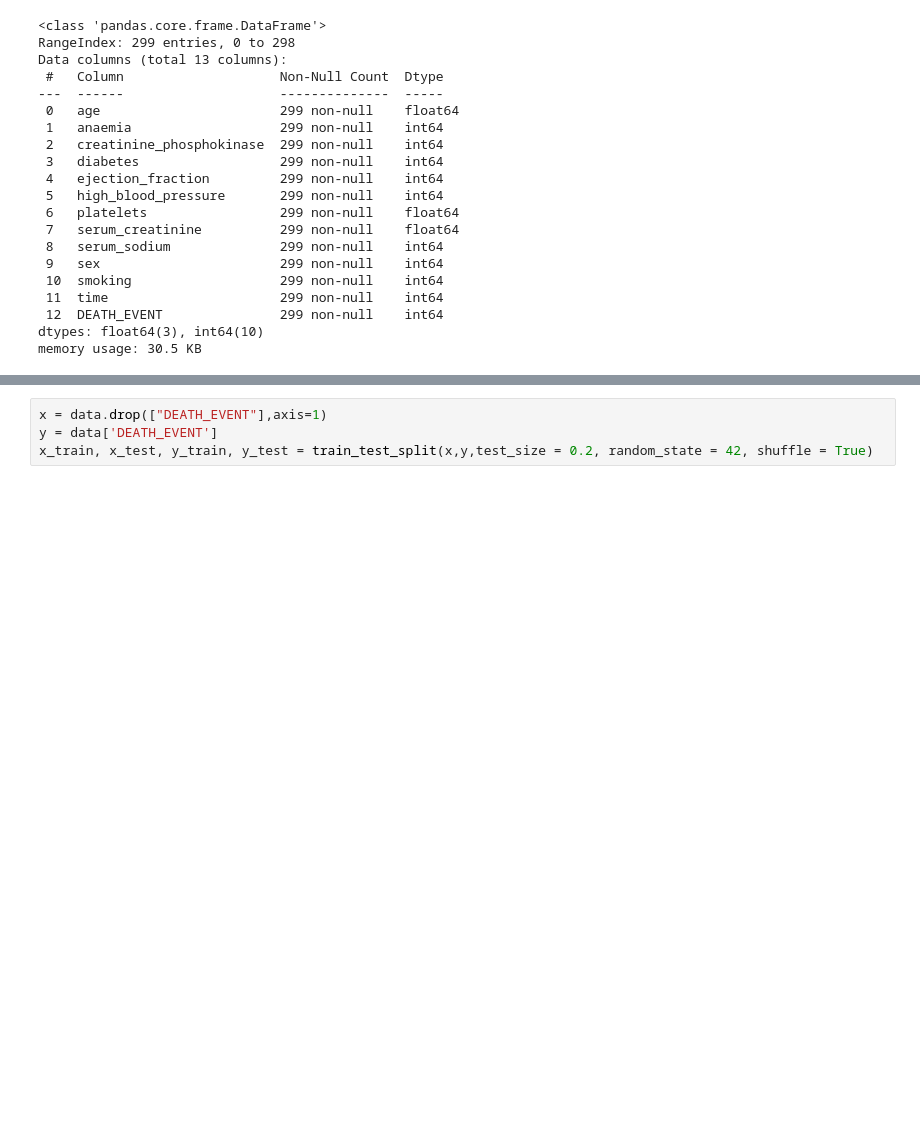
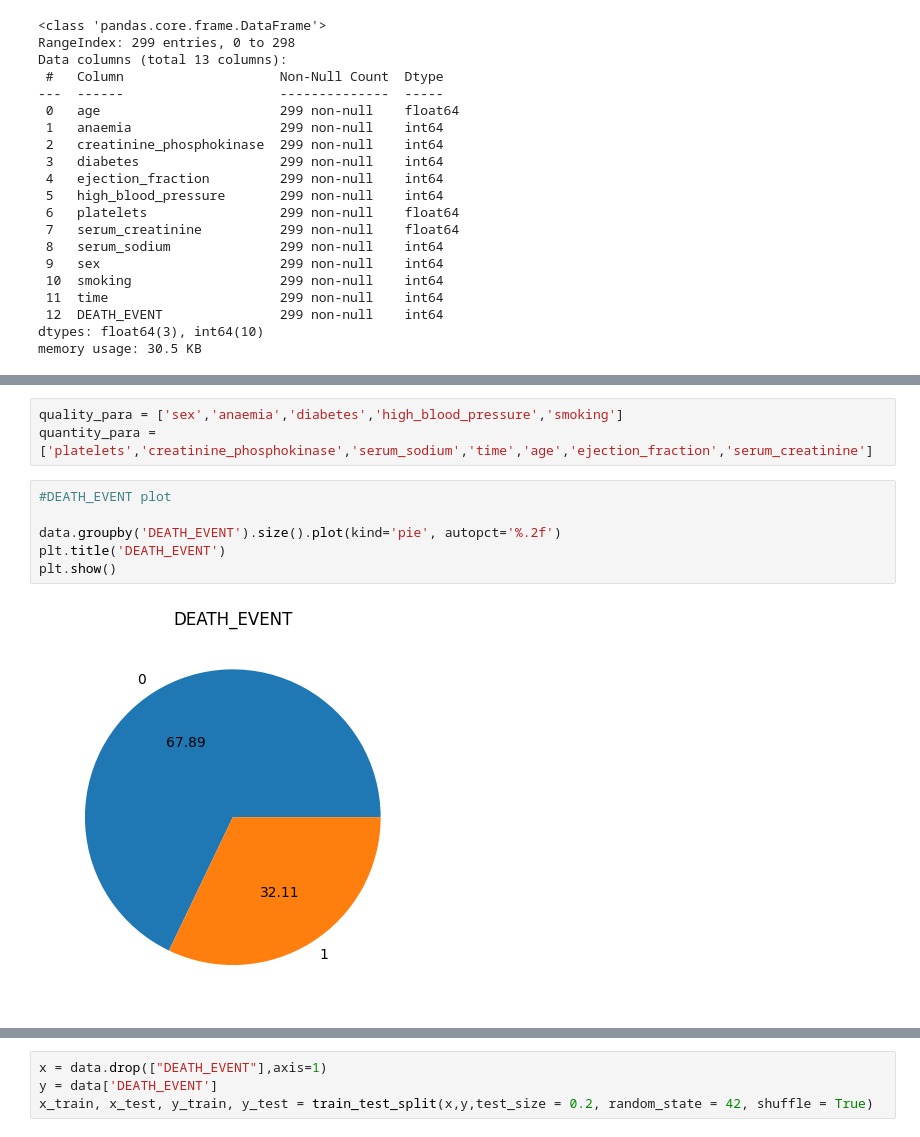
Before and after one commit to Kaiizx/Heart_Failure_Prediction, a Jupyter notebook: Proj.ipynb, the cells around one changed output, grey strips where cells are left out. Saved outputs shown, nothing was run; the diff lists cells and outputs as text; blank space fills up the shorter version.

```diff
--- a/Proj.ipynb
+++ b/Proj.ipynb
@@ -82,0 +127,11 @@ memory usage: 30.5 KB
+# %%
+quality_para = ['sex','anaemia','diabetes','high_blood_pressure','smoking']
+quantity_para = ['platelets','creatinine_phosphokinase','serum_sodium','time','age','ejection_fraction','serum_creatinine']
+# %%
+#DEATH_EVENT plot
+
+data.groupby('DEATH_EVENT').size().plot(kind='pie', autopct='%.2f')
+plt.title('DEATH_EVENT')
+plt.show()
+# %% [output]
+[figure, added]
```
Also changed, not shown: parts of 10 cells of this notebook, 1 other file.
